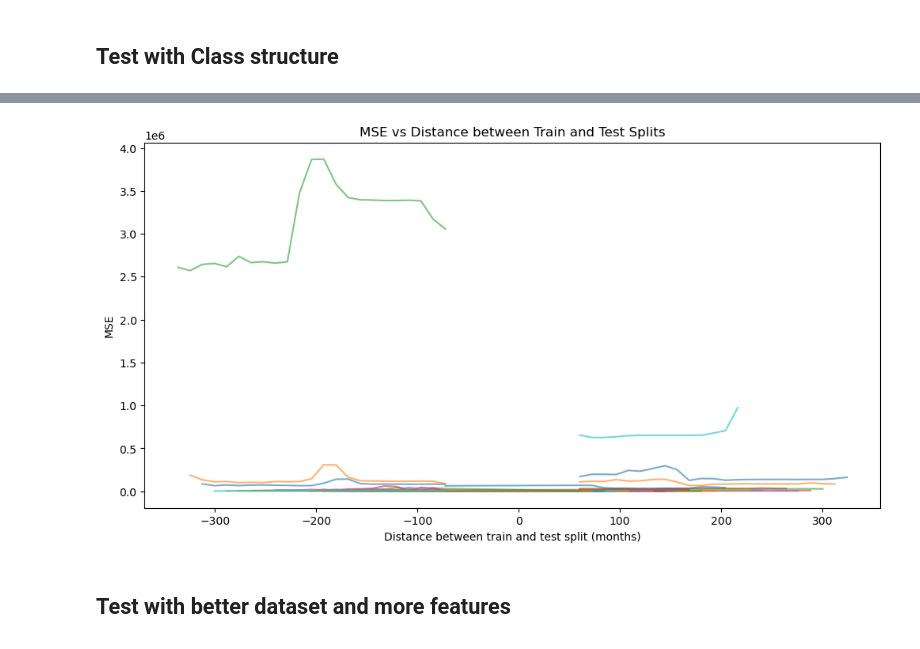
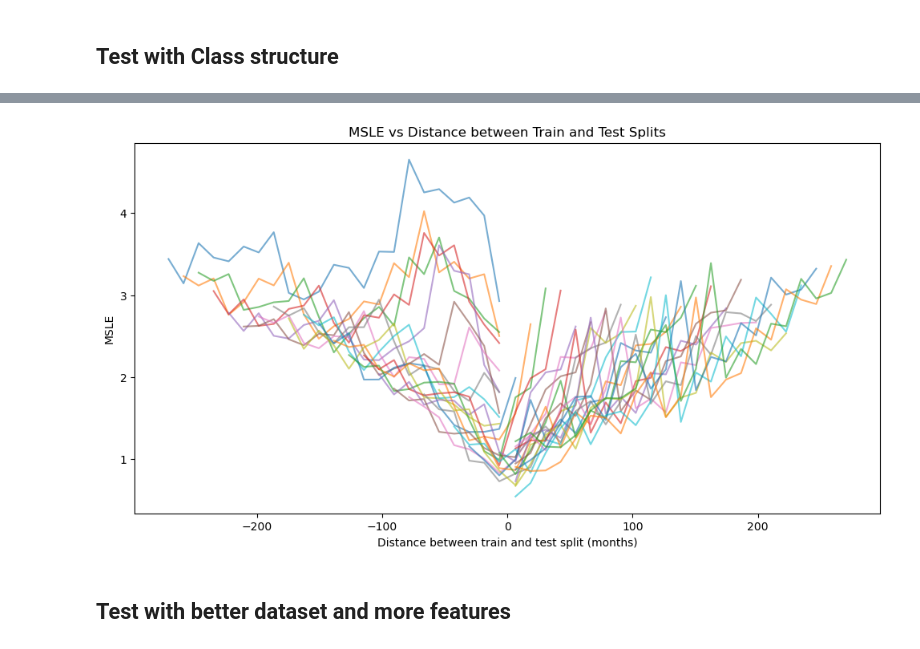
Before and after one commit to lboekestein/masterthesis, a Jupyter notebook: notebooks/sandbox.ipynb, the cells around one changed output, grey strips where cells are left out. Drawn from its saved outputs; the diff is of its cells as text; code cells hidden in the pictures.

```diff
--- a/notebooks/sandbox.ipynb
+++ b/notebooks/sandbox.ipynb
@@ -67,12 +72,12 @@ from src.auxilaries import date_to_month_id, month_id_to_ym
 from src.dynamic import DynamicModel, DynamicModelManager
 # %%
 full_model = DynamicModelManager(
-    steps = [1],
+    steps = [3],
     data = views_data,
     features = feature_list,
     target = target,
     train_window_size=120,
-    test_window_size=100,
+    test_window_size=12,
     slide_window_size = 12,
     full_split = (121, 528)
 )
@@ -97,9 +102,8 @@ for prediction in full_model.predictions:
         "test_step": prediction.test_split.step,
         "mse": prediction.mse(actuals),
         "msle": prediction.msle(actuals),
+        "distance": prediction.distance_
     }
     rows.append(row)
 
 metrics_df = pd.DataFrame(rows)
-# %%
-metrics_df["distance"] = metrics_df.apply(lambda row: (row["train_end"] + row["train_start"]) / 2 - row["test_end"], axis=1)
@@ -126,16 +110,16 @@ metrics_df.sort_values("test_start").head(20)
 # %%
 # plot mse and msle against distance, grouped by test_start
 import matplotlib.pyplot as plt
 plt.figure(figsize=(12, 6))
 for test_start, group in metrics_df.groupby("test_start"):
-    plt.plot(group["distance"], group["mse"], label=f"test_start={test_start}", alpha=0.6)
+    plt.plot(group["distance"], group["msle"], label=f"test_start={test_start}", alpha=0.6)
 plt.xlabel("Distance between train and test split (months)")
-plt.ylabel("MSE")
-plt.title("MSE vs Distance between Train and Test Splits")
+plt.ylabel("MSLE")
+plt.title("MSLE vs Distance between Train and Test Splits")
 #plt.legend()
 plt.show()
 # %% [output]
-[figure, old version]
+[figure, new version]
 # %% [markdown]
 ## Test with better dataset and more features
 # %% [markdown]
```
Also changed, not shown: parts of 24 cells of this notebook, 1 other file.
